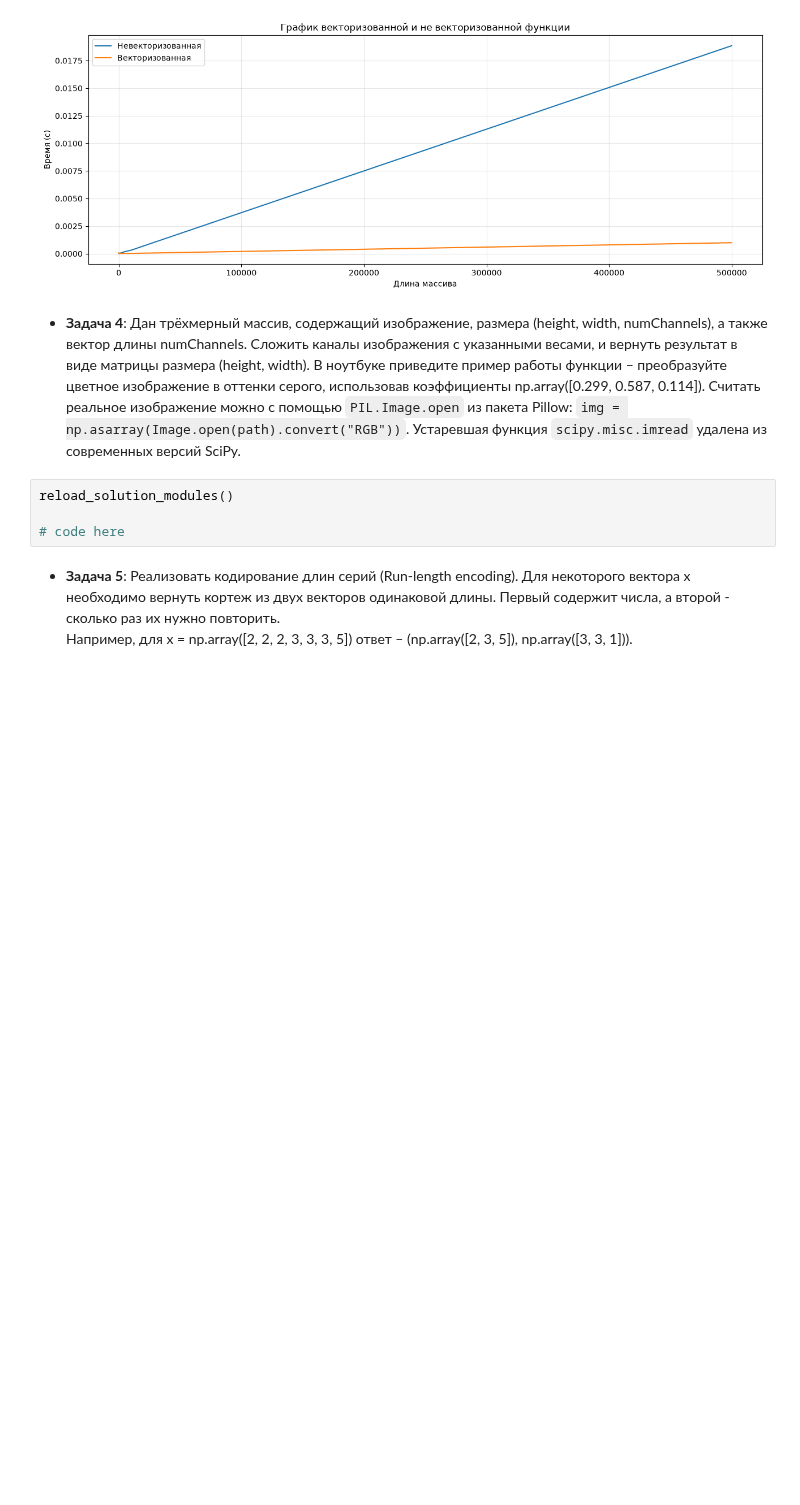
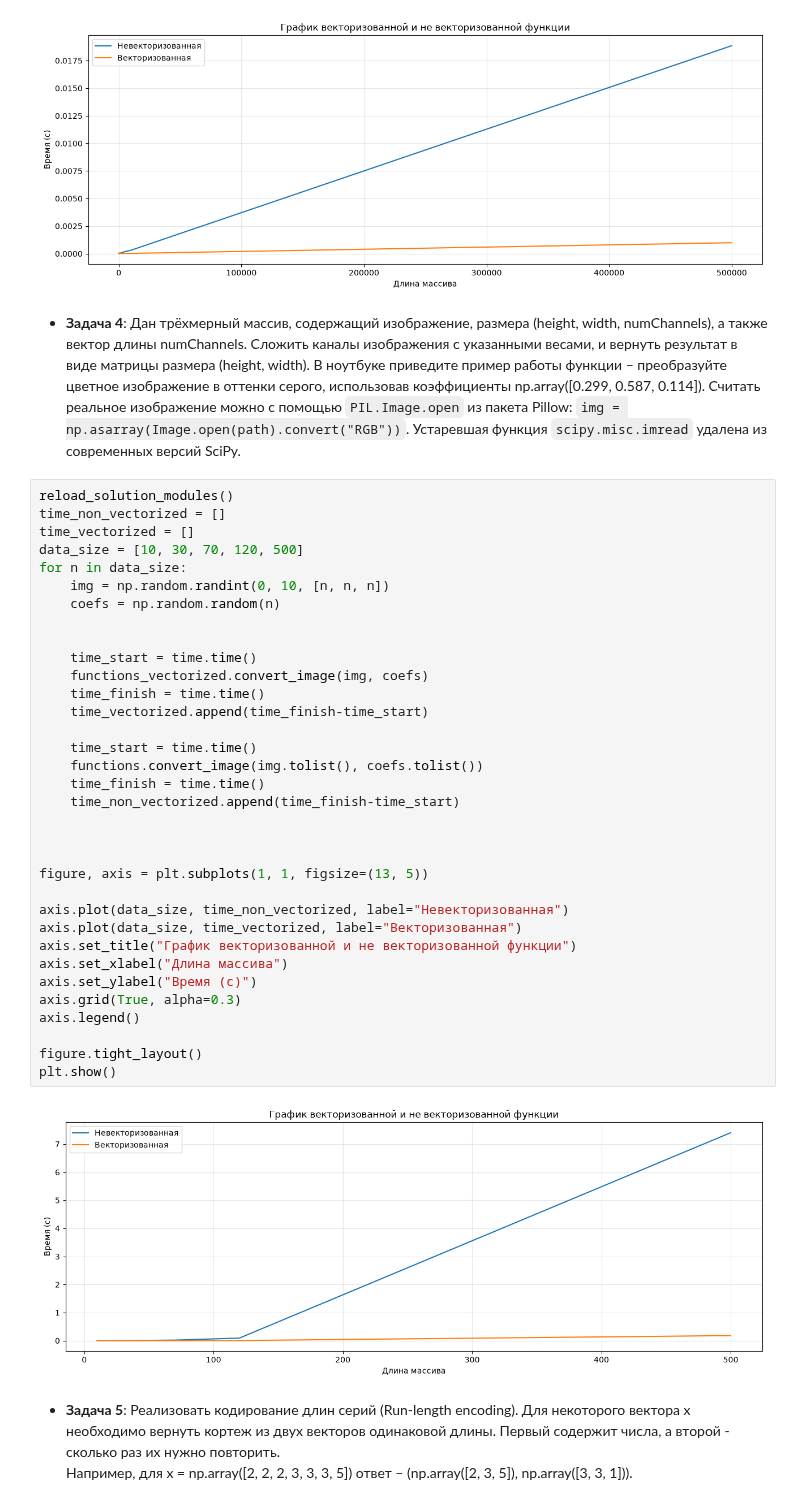
Before and after one commit to Xsemka/ml_lessons, a Jupyter notebook: task_numpy/task_numpy_practice.ipynb, the cells around one changed output. Saved outputs shown, nothing was run; the diff lists cells and outputs as text; blank space fills up the shorter version.

```diff
--- a/task_numpy/task_numpy_practice.ipynb
+++ b/task_numpy/task_numpy_practice.ipynb
@@ -178,8 +179,40 @@ plt.show()
 * __Задача 4__: Дан трёхмерный массив, содержащий изображение, размера (height, width, numChannels), а также вектор длины numChannels. Сложить каналы изображения с указанными весами, и вернуть результат в виде матрицы размера (height, width). В ноутбуке приведите пример работы функции – преобразуйте цветное изображение в оттенки серого, использовав коэффициенты np.array([0.299, 0.587, 0.114]). Считать реальное изображение можно с помощью `PIL.Image.open` из пакета Pillow: `img = np.asarray(Image.open(path).convert("RGB"))`. Устаревшая функция `scipy.misc.imread` удалена из современных версий SciPy.
 # %%
 reload_solution_modules()
+time_non_vectorized = []
+time_vectorized = []
+data_size = [10, 30, 70, 120, 500]
+for n in data_size:
+    img = np.random.randint(0, 10, [n, n, n])
+    coefs = np.random.random(n)
 
-# code here
+
+    time_start = time.time()
+    functions_vectorized.convert_image(img, coefs)
+    time_finish = time.time()
+    time_vectorized.append(time_finish-time_start)
+
+    time_start = time.time()
+    functions.convert_image(img.tolist(), coefs.tolist())
+    time_finish = time.time()
+    time_non_vectorized.append(time_finish-time_start)
+
+
+
+figure, axis = plt.subplots(1, 1, figsize=(13, 5))
+
+axis.plot(data_size, time_non_vectorized, label="Невекторизованная")
+axis.plot(data_size, time_vectorized, label="Векторизованная")
+axis.set_title("График векторизованной и не векторизованной функции")
+axis.set_xlabel("Длина массива")
+axis.set_ylabel("Время (с)")
+axis.grid(True, alpha=0.3)
+axis.legend()
+
+figure.tight_layout()
+plt.show()
+# %% [output]
+[figure, added]
 # %% [markdown]
 * __Задача 5__: Реализовать кодирование длин серий (Run-length encoding). Для некоторого вектора x необходимо вернуть кортеж из двух векторов одинаковой длины. Первый содержит числа, а второй - сколько раз их нужно повторить.
  Например, для x = np.array([2, 2, 2, 3, 3, 3, 5]) ответ – (np.array([2, 3, 5]), np.array([3, 3, 1])).
```
Also changed, not shown: parts of 5 cells of this notebook, 2 other files.
